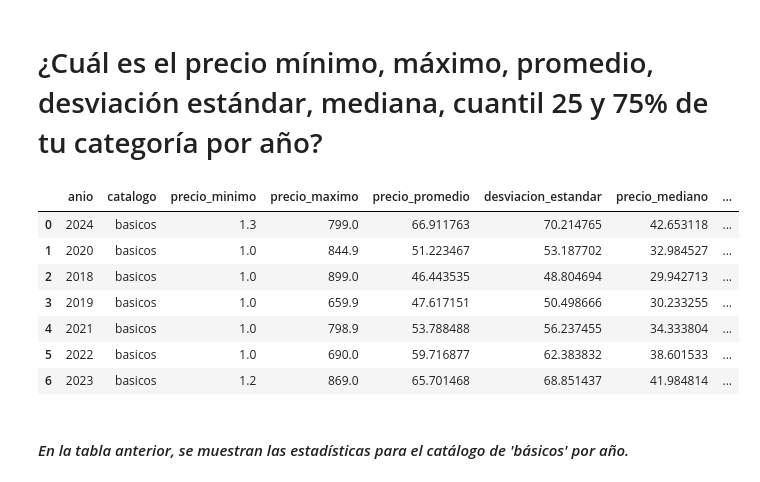
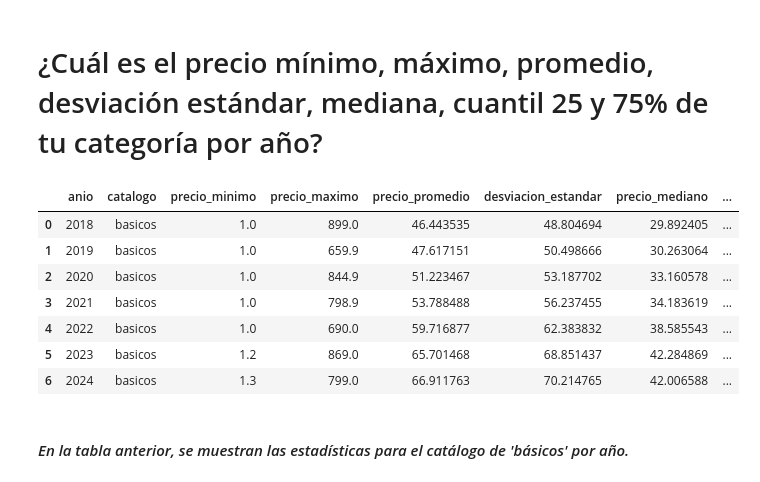
Before and after one commit to BGARCIAMA/proyecto_profeco, a Jupyter notebook: 5.Parte_B.ipynb, the cells around one changed output. Saved outputs shown, nothing was run; the diff lists cells and outputs as text; code cells hidden in the pictures.

```diff
--- a/5.Parte_B.ipynb
+++ b/5.Parte_B.ipynb
@@ -6,7 +6,7 @@ import seaborn as sns
 import matplotlib.pyplot as plt
 # %%
 # Conecta con Athena
-session = boto3.Session(profile_name='arquitectura', region_name='us-east-1')
+session = boto3.Session(profile_name='profeco', region_name='us-east-1')
 # %% [markdown]
 #### *Creamos la tabla 'profeco' dentro de la base de datos de 'profeco_db' en Athena.*
 # %%
@@ -171,35 +171,35 @@ wr.athena.read_sql_query(
 # %%
 query4 = '''
 SELECT
     anio,
     'basicos' as catalogo,
     MIN(precio) AS precio_minimo,
     MAX(precio) AS precio_maximo,
     AVG(precio) AS precio_promedio,
     STDDEV_POP(precio) AS desviacion_estandar,
     APPROX_PERCENTILE(precio, 0.5) AS precio_mediano,
     APPROX_PERCENTILE(precio, 0.25) AS cuantil_25,
     APPROX_PERCENTILE(precio, 0.75) AS cuantil_75
 FROM profeco_db.profeco
-GROUP BY
-    anio;
+GROUP BY anio
+ORDER BY anio
 '''
 
 wr.athena.read_sql_query(
     query4,
     database="profeco_db",
     ctas_approach=False,
     boto3_session=session
 )
 # %% [output]
 |  | anio | catalogo | precio_minimo | precio_maximo | precio_promedio | desviacion_estandar | precio_mediano | ... |
-| 0 | 2024 | basicos | 1.3 | 799.0 | 66.911763 | 70.214765 | 42.653118 | ... |
-| 1 | 2020 | basicos | 1.0 | 844.9 | 51.223467 | 53.187702 | 32.984527 | ... |
-| 2 | 2018 | basicos | 1.0 | 899.0 | 46.443535 | 48.804694 | 29.942713 | ... |
-| 3 | 2019 | basicos | 1.0 | 659.9 | 47.617151 | 50.498666 | 30.233255 | ... |
-| 4 | 2021 | basicos | 1.0 | 798.9 | 53.788488 | 56.237455 | 34.333804 | ... |
-| 5 | 2022 | basicos | 1.0 | 690.0 | 59.716877 | 62.383832 | 38.601533 | ... |
-| 6 | 2023 | basicos | 1.2 | 869.0 | 65.701468 | 68.851437 | 41.984814 | ... |
+| 0 | 2018 | basicos | 1.0 | 899.0 | 46.443535 | 48.804694 | 29.892405 | ... |
+| 1 | 2019 | basicos | 1.0 | 659.9 | 47.617151 | 50.498666 | 30.263064 | ... |
+| 2 | 2020 | basicos | 1.0 | 844.9 | 51.223467 | 53.187702 | 33.160578 | ... |
+| 3 | 2021 | basicos | 1.0 | 798.9 | 53.788488 | 56.237455 | 34.183619 | ... |
+| 4 | 2022 | basicos | 1.0 | 690.0 | 59.716877 | 62.383832 | 38.585543 | ... |
+| 5 | 2023 | basicos | 1.2 | 869.0 | 65.701468 | 68.851437 | 42.284869 | ... |
+| 6 | 2024 | basicos | 1.3 | 799.0 | 66.911763 | 70.214765 | 42.006588 | ... |
 # %% [markdown]
 #### *En la tabla anterior, se muestran las estadísticas para el catálogo de 'básicos' por año.*
 # %% [markdown]
```
Also changed, not shown: parts of 7 cells of this notebook.
